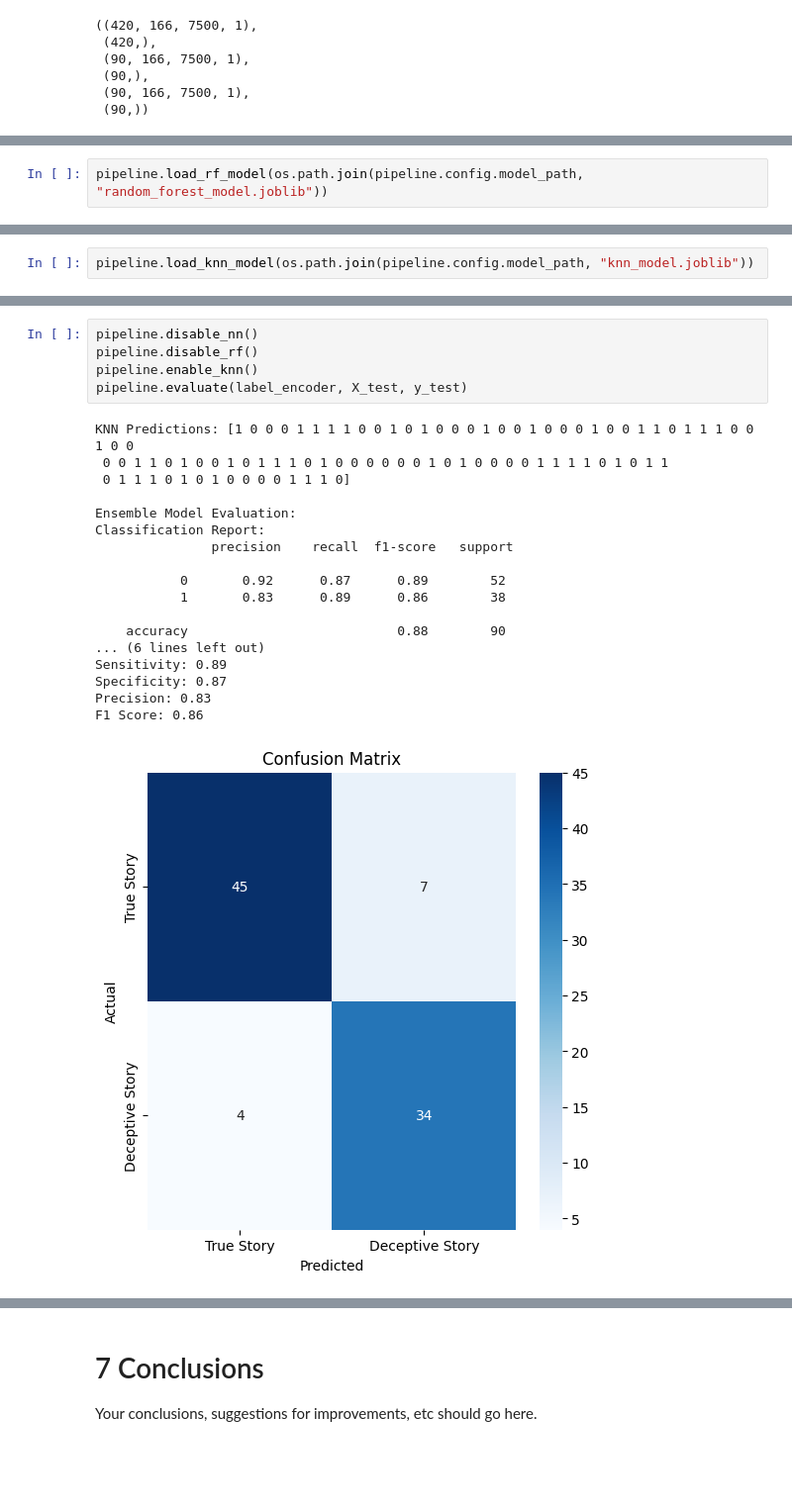
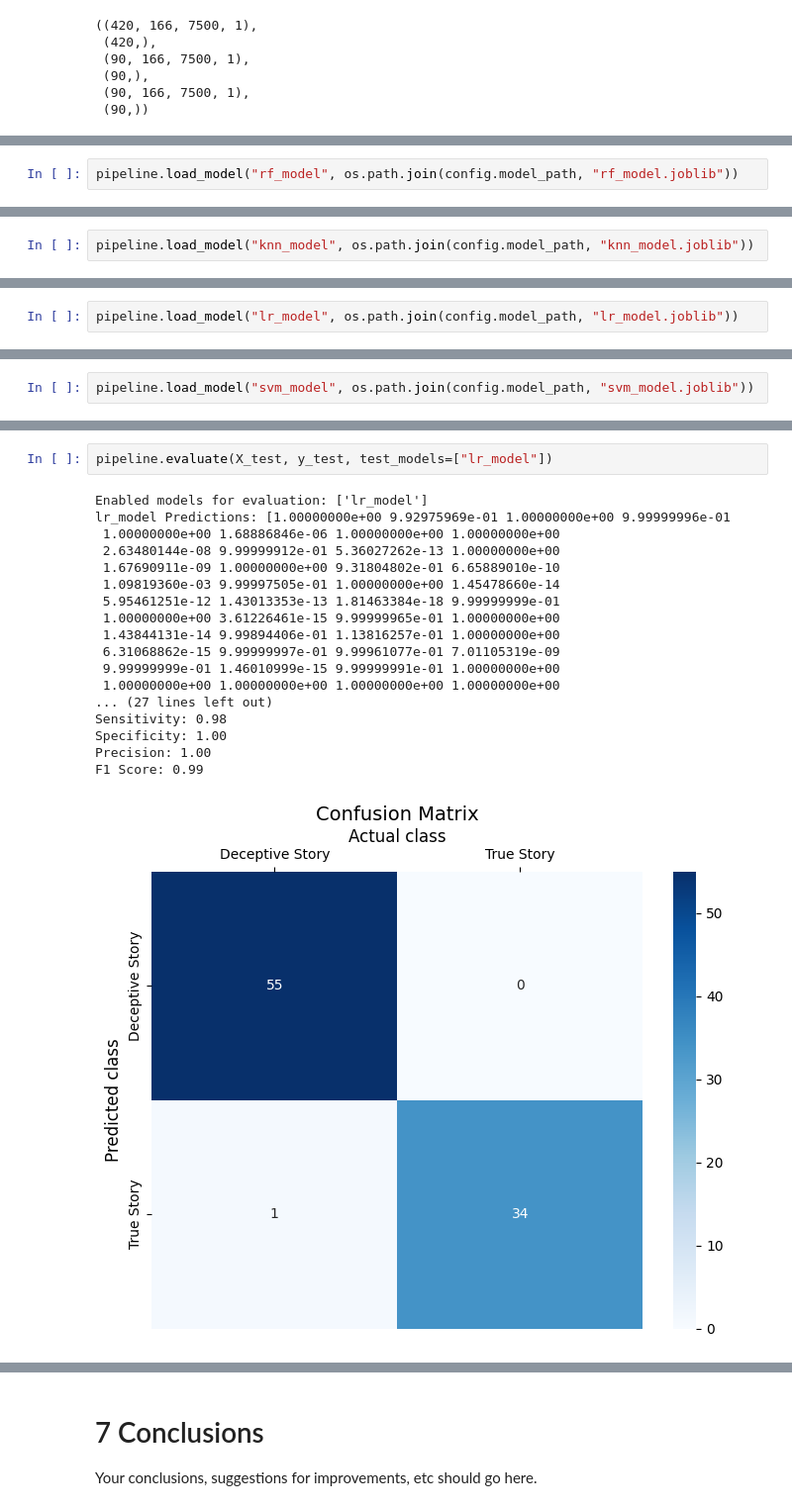
Before and after one commit to CharlesZZY/Truora, a Jupyter notebook: src/CBU5201_miniproject.ipynb, the cells around one changed output, grey strips where cells are left out. Shown at 99% size. Saved outputs shown, nothing was run; the diff lists cells and outputs as text; blank space fills up the shorter version.

```diff
--- a/src/CBU5201_miniproject.ipynb
+++ b/src/CBU5201_miniproject.ipynb
@@ -805,2 +966,2 @@ pipeline.load_nn_models(nn_models_path)
 # %%
-pipeline.load_rf_model(os.path.join(pipeline.config.model_path, "random_forest_model.joblib"))
+pipeline.load_model("rf_model", os.path.join(config.model_path, "rf_model.joblib"))
@@ -807,2 +972,2 @@ pipeline.load_rf_model(os.path.join(pipeline.config.model_path, "random_forest_m
 # %%
-pipeline.load_knn_model(os.path.join(pipeline.config.model_path, "knn_model.joblib"))
+pipeline.load_model("knn_model", os.path.join(config.model_path, "knn_model.joblib"))
@@ -816,0 +978,2 @@ pipeline.nn_models, pipeline.rf_model, pipeline.knn_model
+# %%
+pipeline.load_model("lr_model", os.path.join(config.model_path, "lr_model.joblib"))
@@ -816,0 +984,2 @@ pipeline.nn_models, pipeline.rf_model, pipeline.knn_model
+# %%
+pipeline.load_model("svm_model", os.path.join(config.model_path, "svm_model.joblib"))
@@ -945,24 +1101,21 @@ Actual: Deceptive Story, Predicted: Deceptive Story
 # %%
-pipeline.disable_nn()
-pipeline.disable_rf()
-pipeline.enable_knn()
-pipeline.evaluate(label_encoder, X_test, y_test)
+pipeline.evaluate(X_test, y_test, test_models=["lr_model"])
 # %% [output]
-KNN Predictions: [1 0 0 0 1 1 1 1 0 0 1 0 1 0 0 0 1 0 0 1 0 0 0 1 0 0 1 1 0 1 1 1 0 0 1 0 0
- 0 0 1 1 0 1 0 0 1 0 1 1 1 0 1 0 0 0 0 0 0 1 0 1 0 0 0 0 1 1 1 1 0 1 0 1 1
- 0 1 1 1 0 1 0 1 0 0 0 0 1 1 1 0]
-
-Ensemble Model Evaluation:
-Classification Report:
-               precision    recall  f1-score   support
-
-           0       0.92      0.87      0.89        52
-           1       0.83      0.89      0.86        38
-
-    accuracy                           0.88        90
-... (6 lines left out)
-Sensitivity: 0.89
-Specificity: 0.87
-Precision: 0.83
-F1 Score: 0.86
+Enabled models for evaluation: ['lr_model']
+lr_model Predictions: [1.00000000e+00 9.92975969e-01 1.00000000e+00 9.99999996e-01
+ 1.00000000e+00 1.68886846e-06 1.00000000e+00 1.00000000e+00
+ 2.63480144e-08 9.99999912e-01 5.36027262e-13 1.00000000e+00
+ 1.67690911e-09 1.00000000e+00 9.31804802e-01 6.65889010e-10
+ 1.09819360e-03 9.99997505e-01 1.00000000e+00 1.45478660e-14
+ 5.95461251e-12 1.43013353e-13 1.81463384e-18 9.99999999e-01
+ 1.00000000e+00 3.61226461e-15 9.99999965e-01 1.00000000e+00
+ 1.43844131e-14 9.99894406e-01 1.13816257e-01 1.00000000e+00
+ 6.31068862e-15 9.99999997e-01 9.99961077e-01 7.01105319e-09
+ 9.99999999e-01 1.46010999e-15 9.99999991e-01 1.00000000e+00
+ 1.00000000e+00 1.00000000e+00 1.00000000e+00 1.00000000e+00
+... (27 lines left out)
+Sensitivity: 0.98
+Specificity: 1.00
+Precision: 1.00
+F1 Score: 0.99
-[figure, old version]
+[figure, new version]
```
Also changed, not shown: parts of 44 cells of this notebook, 25 other files.
